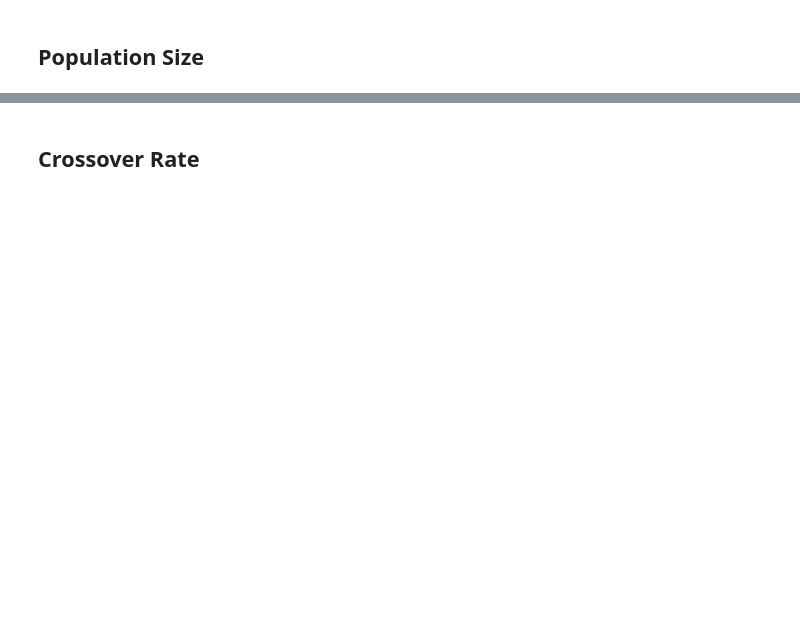
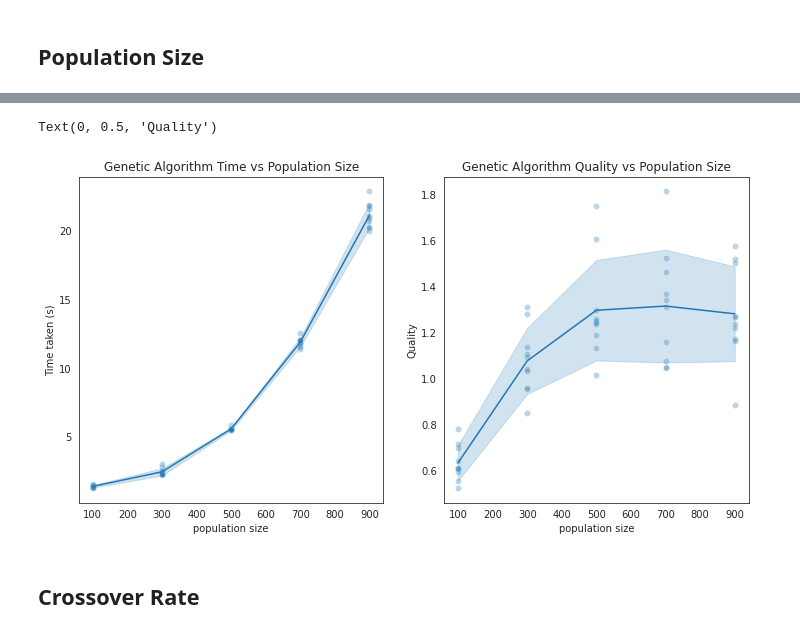
Before and after one commit to rm-green/GeneticAlgorithm, a Jupyter notebook: group9-portfolio.ipynb, the cells around one changed output, grey strips where cells are left out. Drawn from its saved outputs; the diff is of its cells as text; code cells hidden in the pictures; blank space fills up the shorter version.

```diff
--- a/group9-portfolio.ipynb
+++ b/group9-portfolio.ipynb
@@ -877,2 +912,6 @@ quality.set_ylabel('Quality')
 # %% [markdown]
 ## Population Size
+# %%
+frames = [testAgainstGreedy(popSize= n) for n in range(100, 1001, 200)]
+concatenatedFrames = pd.concat(frames)
+concatenatedFrames.groupby('population size').agg(['mean', 'std'])[['greedy time', 'genetic time', 'greedy cost', 'genetic cost', 'quality']]
@@ -879,2 +927,17 @@ quality.set_ylabel('Quality')
+# %%
+#Graphs are plotted below
+fig, (time, quality) = plt.subplots(nrows = 1, ncols = 2, figsize=(12,6))
+sns.lineplot(data = concatenatedFrames, x = 'population size', y = 'genetic time', ci = 'sd',ax=time)
+sns.scatterplot(data = concatenatedFrames, x = 'population size', y = 'genetic time', alpha = 0.3, ax=time)
+sns.lineplot(data = concatenatedFrames, x = 'population size', y = 'quality', ci='sd', ax=quality)
+sns.scatterplot(data = concatenatedFrames, x = 'population size', y = 'quality', alpha = 0.3, ax=quality)
+
+time.title.set_text('Genetic Algorithm Time vs Population Size')
+quality.title.set_text('Genetic Algorithm Quality vs Population Size')
+time.set_ylabel('Time taken (s)')
+quality.set_ylabel('Quality')
+# %% [output]
+Text(0, 0.5, 'Quality')
+[figure, added]
 # %% [markdown]
 ## Crossover Rate
```
Also changed, not shown: parts of 18 cells of this notebook, 1 other file.
